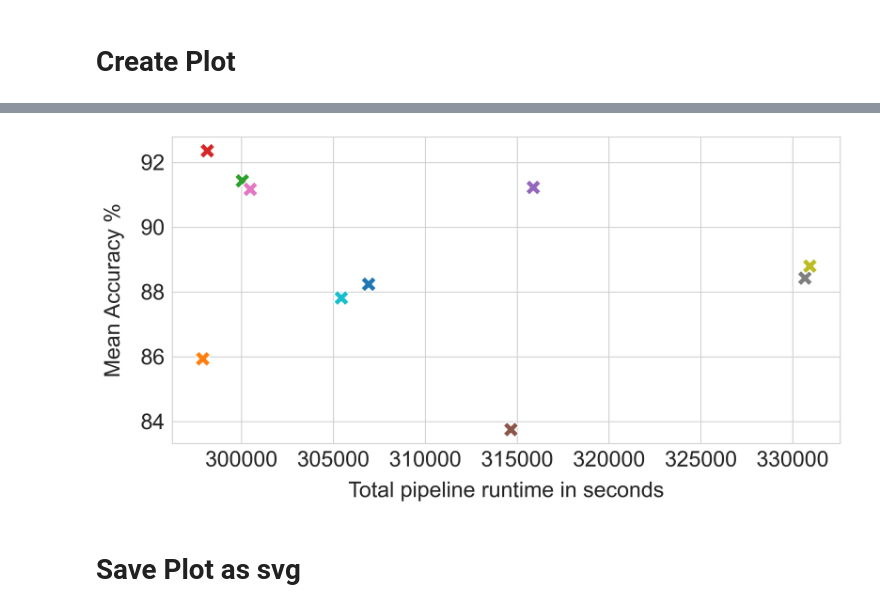
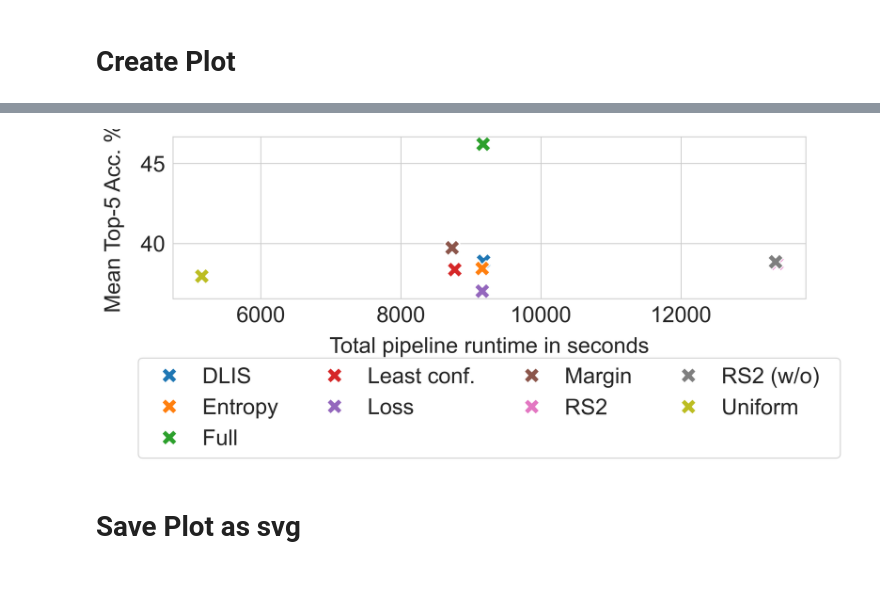
Before and after one commit to eth-easl/modyn, a Jupyter notebook: analytics/plotting/sigmod/revision_scatter_selectin_timings.ipynb, the cells around one changed output, grey strips where cells are left out. Drawn from its saved outputs; the diff is of its cells as text; code cells hidden in the pictures; blank space fills up the shorter version.

```diff
--- a/analytics/plotting/sigmod/revision_scatter_selectin_timings.ipynb
+++ b/analytics/plotting/sigmod/revision_scatter_selectin_timings.ipynb
@@ -19,6 +19,8 @@ from analytics.plotting.common.common import SAVE_PLOT
 
 %load_ext autoreload
 %autoreload 2
+
+TIMING_STAGES = { "DONE", "EVALUATE", "EVALUATE_TRIGGER_POLICY", "INFORM_SELECTOR_ABOUT_TRIGGER", "INFORM_SELECTOR_REMAINING_DATA", "INIT_CLUSTER_CONNECTION", "STORE_TRAINED_MODEL", "TRAIN", "TRAINING_COMPLETED" }
 # %% [output]
 The autoreload extension is already loaded. To reload it, use:
   %reload_ext autoreload
@@ -65,4 +106,6 @@ from analytics.app.data.load import load_pipeline_logs
 pipeline_logs = {
     p_id: load_pipeline_logs(p_id, pipelines_dir)
     for (p_id, (_, p_path)) in pipelines.items()
+    if p_id != 21 # exclude rho loss
 }
+pipeline_ids = list(pipeline_logs.keys())
@@ -96,20 +111,0 @@ def map_pipeline_names(pipeline_ref: str) -> str:
-# %%
-pipeline_ids = [p_id for p_id, (p, _) in pipelines.items()]
-composite_model_variant = "currently_trained_model"  # currently_trained_model
-patch_yearbook = True
-dataset_id = "yearbook_test"
-eval_handler = "slidingmatrix"
-metric = "Accuracy"
-
-pipelines = {
-    int(k): (
-        map_pipeline_names(v[0]), v[1]
-    )
-    for k, v in pipelines.items()
-    if not (v[0].endswith("_r125") or v[0].endswith("_r250"))
-}
-
-[
-    (p_id, pname) for p_id, (pname, _) in pipelines.items()
-    if p_id in pipeline_ids
-]
@@ -132,7 +117,7 @@ list_of_timing_dfs: list[pd.DataFrame] = []
 
 for pipeline_id in pipeline_ids:
     df_all = logs_dataframe(pipeline_logs[pipeline_id], pipelines[pipeline_id][0])
-    list_of_timing_dfs.append(df_all.groupby(["pipeline_ref"]).agg(cost=("duration", "sum")).reset_index())
+    list_of_timing_dfs.append(df_all[df_all["id"].isin(TIMING_STAGES)].groupby(["pipeline_ref"]).agg(cost=("duration", "sum")).reset_index())
 
     _, _, df_eval_single = dfs_models_and_evals(
         pipeline_logs[pipeline_id], df_all["sample_time"].max(), pipelines[pipeline_id][0]
@@ -338,36 +314,40 @@ ax = sns.scatterplot(
     x="cost",
     y="metric_value",
     hue="pipeline_ref",
     s=200,
-    legend=False,
     marker='X',
     # annotations
 
 )
+
+handles, labels = ax.get_legend_handles_labels()
+
+ax.legend(handles, labels, loc='upper center', bbox_to_anchor=(0.5, -0.3), ncol=4, handletextpad=0.5, columnspacing=1.0)
+
 
 
 # Adjust x-axis tick labels
 plt.xlabel("Total pipeline runtime in seconds", labelpad=10)
 #plt.xticks(
 #    ticks=[x for x in range(0, 80+1, 20)],
 #    labels=[x for x in range(0, 80+1, 20)],
 #    rotation=0,
 #    # ha='right'
 #)
 
 # Set y-axis ticks to be equally spaced
-plt.ylabel("Mean Accuracy %", labelpad=15)
+plt.ylabel("Mean Top-5 Acc. %", labelpad=15)
 #plt.yticks(
 #    ticks=[x for x in range(86, 95+1, 3)],
 #    labels=[x for x in range(86, 95+1, 3)],
 #    rotation=0,
 #)
 
 # Display the plot
 plt.tight_layout()
 plt.show()
 # %% [output]
-[figure, old version]
+[figure, new version]
 # %% [markdown]
 # Save Plot as svg
 # %%
```
Also changed, not shown: parts of 14 cells of this notebook.
